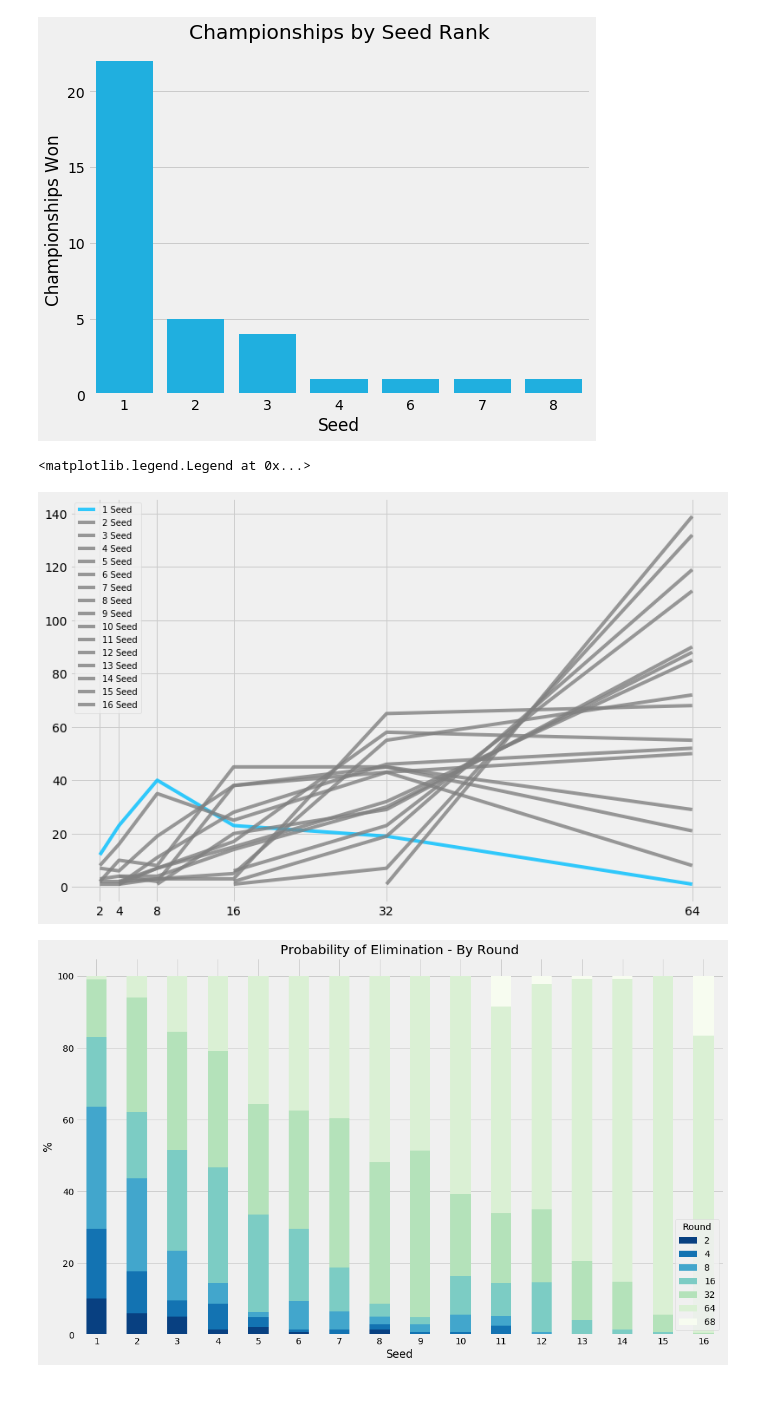
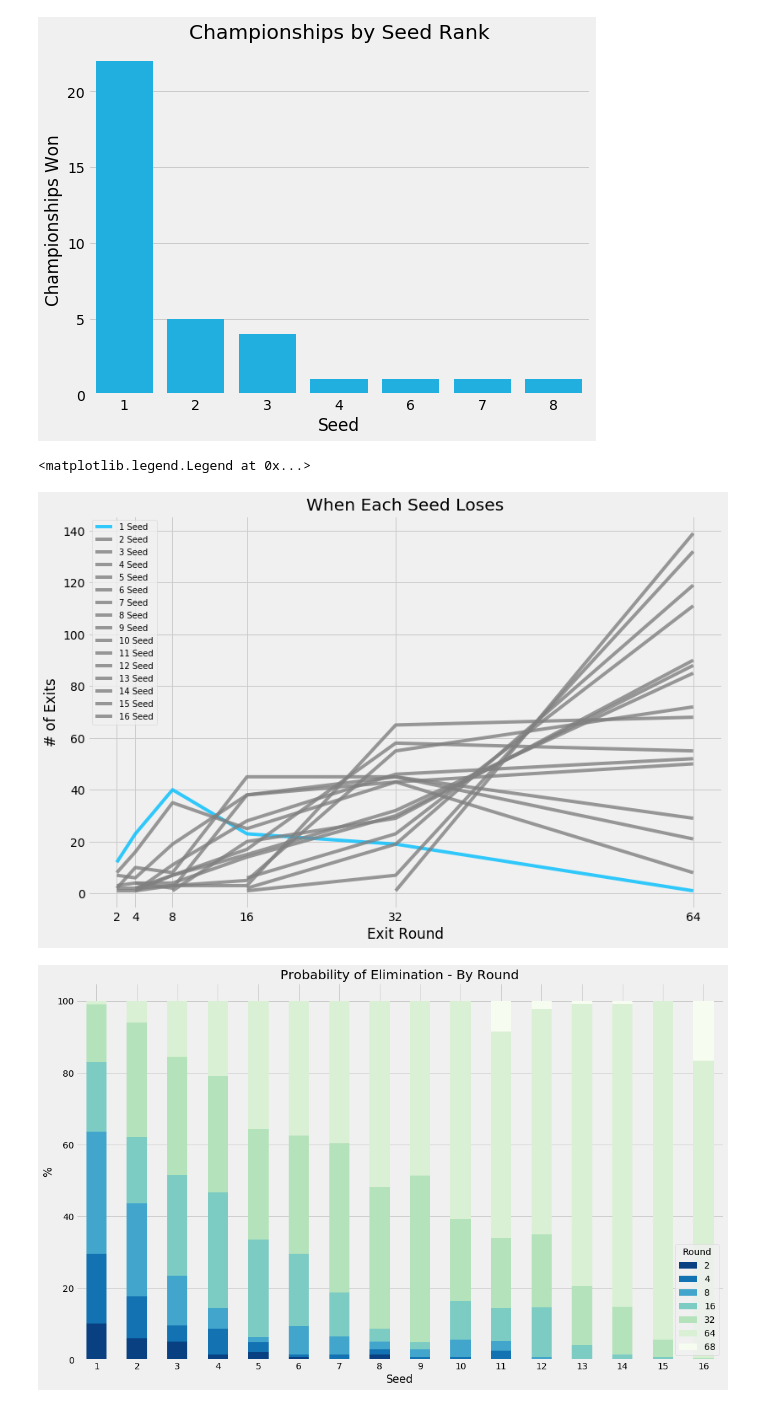
Before and after one commit to bktong/FlatIron-Project-5-March-Madness, a Jupyter notebook: Project 5 - Searching for Cinderella .ipynb, the cells around one changed output. Cells and saved outputs as stored; diff of their text form; code cells hidden in the pictures.

```diff
--- a/Project 5 - Searching for Cinderella .ipynb
+++ b/Project 5 - Searching for Cinderella .ipynb
@@ -366,23 +353,26 @@ plt.show()
 # %%
 # score differential by round
 
 df_facet = df_merged
 df_facet = df_facet[df_facet["Round"]<68]
 plt.figure(figsize=(12,8))
 for i in range(1,17):
     df_dummy = df_facet[df_facet['LSeed'] == i]
     df = df_dummy.Round.value_counts()
     if (i == 1):
         plot_color = carolinaBlue
     else:
         plot_color = 'grey'
     ax = sns.lineplot(df.index, df.values, alpha=0.8, color = plot_color, label = ('%d Seed' % i))
 
 ax.set(xticks=(64, 32, 16, 8, 4, 2))
+ax.set_title("When Each Seed Loses")
+ax.set_xlabel("Exit Round")
+ax.set_ylabel("# of Exits")
 plt.legend(fontsize = 10)
 # %% [output]
 <matplotlib.legend.Legend at 0x...>
-[figure, old version]
+[figure, new version]
 # %%
 # by seed, when are you likely to be eliminated?
 
```
Also changed, not shown: parts of 14 cells of this notebook, 3 other files.
